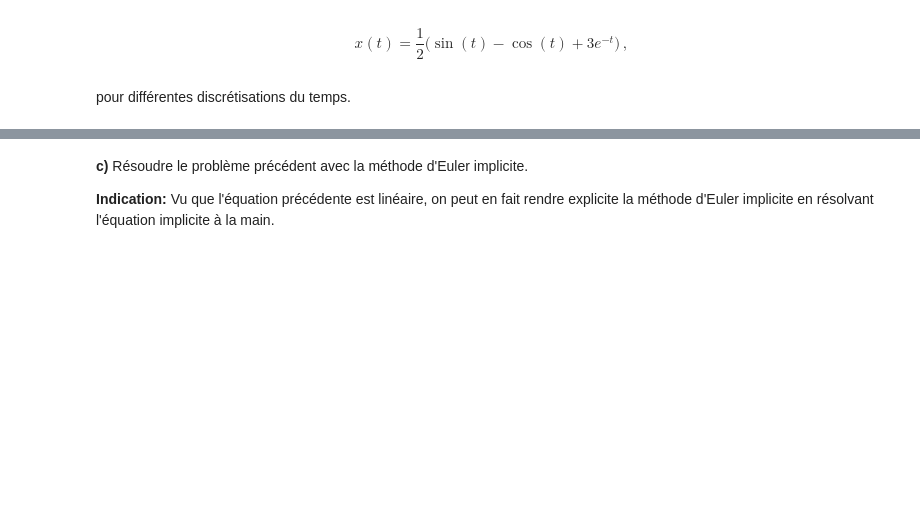
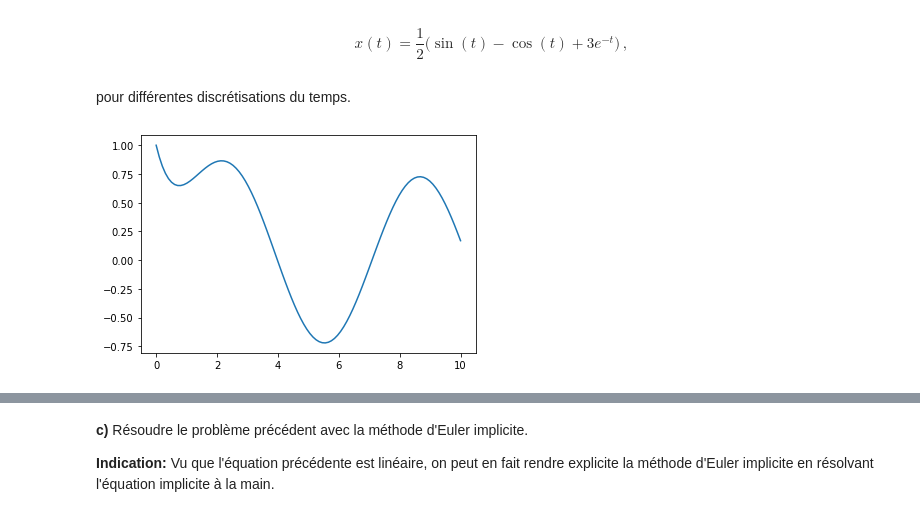
Before and after one commit to AntonioHorcasSerrano/LU2MA100, a Jupyter notebook: chap10.ipynb, the cells around one changed output, grey strips where cells are left out. Drawn from its saved outputs; the diff is of its cells as text; code cells hidden in the pictures; blank space fills up the shorter version.

```diff
--- a/chap10.ipynb
+++ b/chap10.ipynb
@@ -89,3 +95,24 @@ x(t) = \frac{1}{2}\big( \sin(t) - \cos(t) + 3e^{-t} \big) \,,
 $$
 # %% [markdown]
 pour différentes discrétisations du temps.
+# %%
+def euler_explicit(f,x0,t):
+    m = len(t)
+    x = [0 for x in range(m)]
+    x[0] = x0
+    i=1
+    while i < m:
+        x[i] = x[i-1] + (t[i] - t[i-1]) * f(t[i-1],x[i-1])
+        i+=1
+    return x
+# %%
+def f(t,x):
+    return math.sin(t) - x
+
+t = np.linspace(0,10,100)
+x0 = 1
+x = euler_explicit(f, x0, t)
+plt.plot(t,x)
+plt.show()
+# %% [output]
+[figure, added]
```
Also changed, not shown: parts of 2 cells of this notebook, 2 other files.
